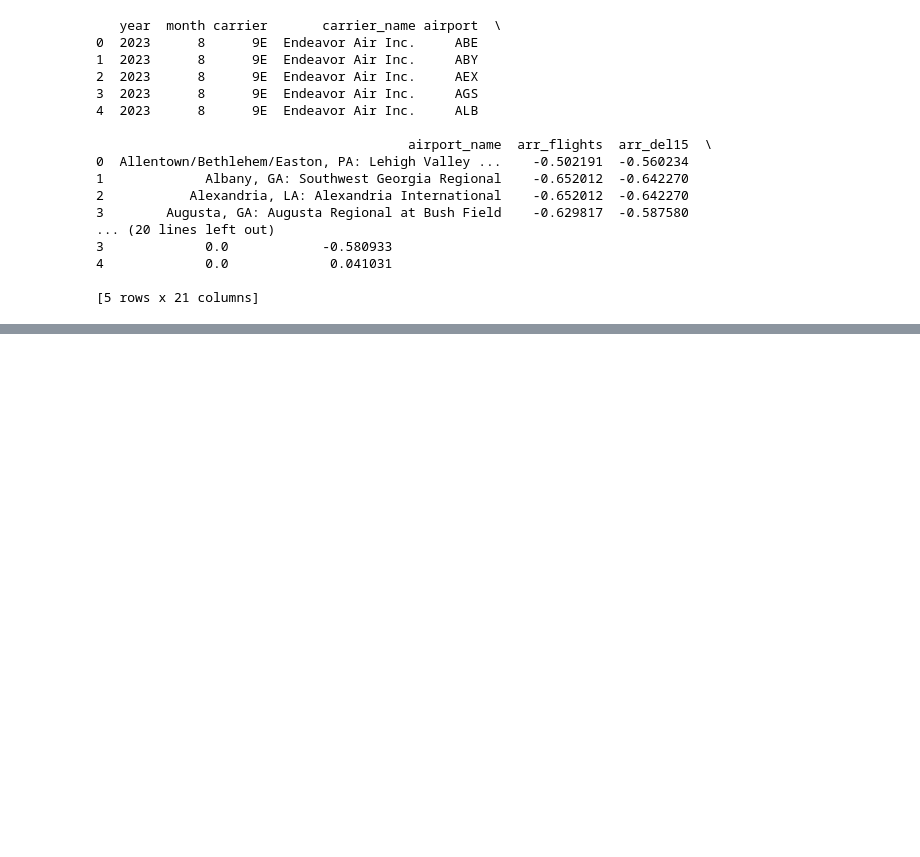
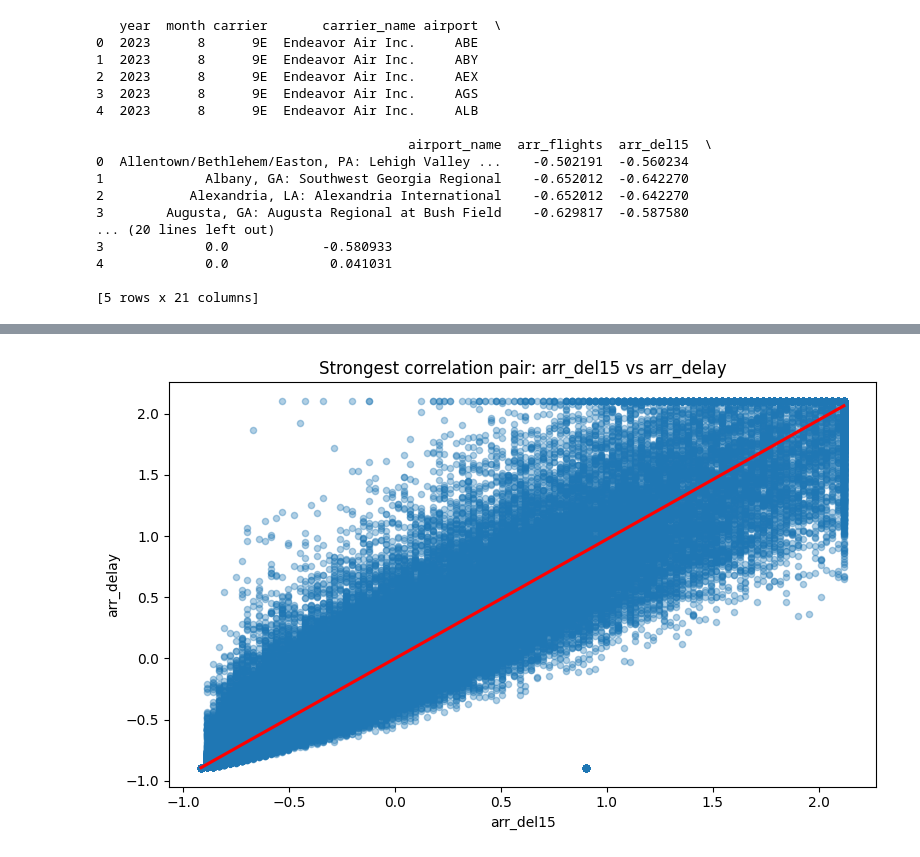
Before and after one commit to CresthaRaman/Flight-Delay, a Jupyter notebook: Pipeline.ipynb, the cells around one changed output, grey strips where cells are left out. Cells and saved outputs as stored; diff of their text form; code cells hidden in the pictures; blank space fills up the shorter version.

```diff
--- a/Pipeline.ipynb
+++ b/Pipeline.ipynb
@@ -214,0 +222,21 @@ print(scaled_df.head())
+# %%
+analysis_df = scaled_df.copy() if 'scaled_df' in globals() else (df_eda.copy() if 'df_eda' in globals() else df.copy())
+numeric_cols = analysis_df.select_dtypes(include=[np.number]).columns.tolist()
+categorical_cols = analysis_df.select_dtypes(include=['object', 'category']).columns.tolist()
+delay_cols = [c for c in numeric_cols if 'delay' in c.lower()]
+target_delay_col = delay_cols[0] if delay_cols else (numeric_cols[0] if numeric_cols else None)
+# %%
+# Scatter + regression line for strongest correlated numeric pair
+if len(numeric_cols) >= 2:
+    corr_matrix = analysis_df[numeric_cols].corr().abs()
+    np.fill_diagonal(corr_matrix.values, 0)
+    strongest_pair = corr_matrix.stack().idxmax()
+    x_col, y_col = strongest_pair
+
+    plt.figure(figsize=(8, 5))
+    sns.regplot(data=analysis_df, x=x_col, y=y_col, scatter_kws={'alpha': 0.35, 's': 20}, line_kws={'color': 'red'})
+    plt.title(f'Strongest correlation pair: {x_col} vs {y_col}')
+    plt.tight_layout()
+    plt.show()
+# %% [output]
+[figure, added]
```
Also changed, not shown: parts of 4 cells of this notebook, 1 other file.
